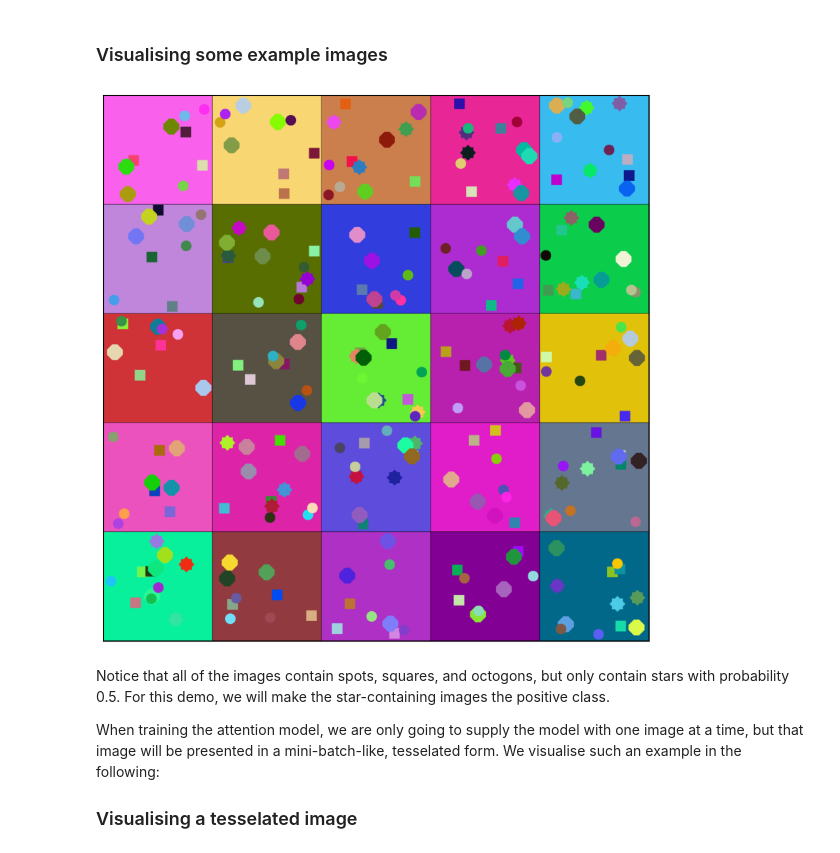
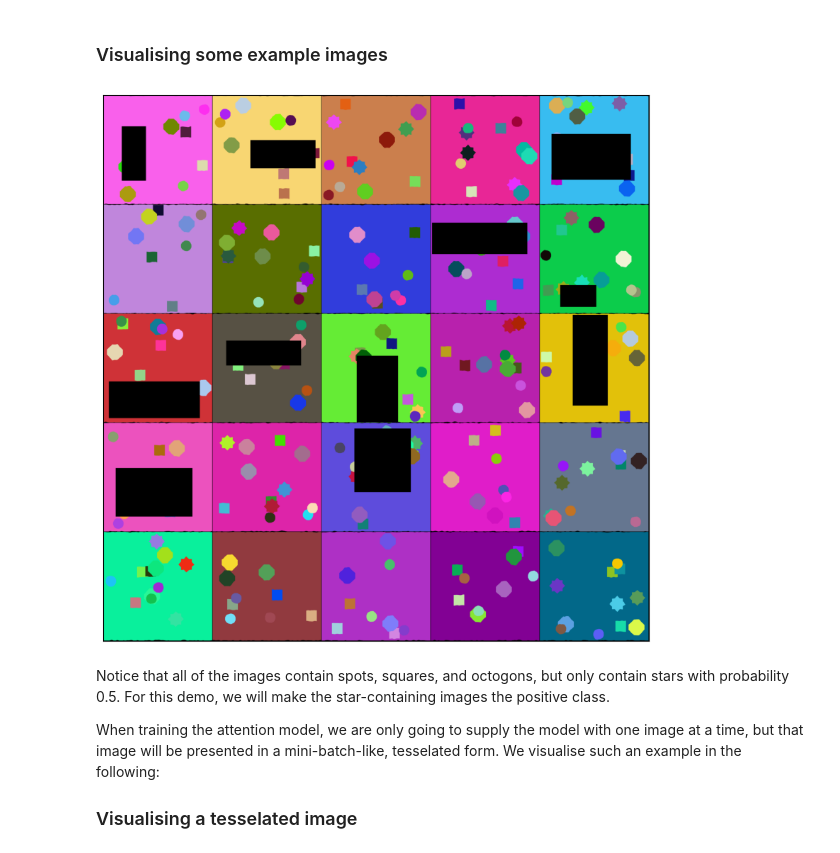
Before and after one commit to jdenholm/TorchTools, a Jupyter notebook: demos/attention-mil-demo.ipynb, the cells around one changed output. Cells and saved outputs as stored; diff of their text form; code cells hidden in the pictures.

```diff
--- a/demos/attention-mil-demo.ipynb
+++ b/demos/attention-mil-demo.ipynb
@@ -15,15 +15,26 @@ from torch.utils.data import DataLoader
 
 from torch import zeros, rand, no_grad
 
-from torchvision.transforms import Compose, RandomGrayscale, RandomRotation, Normalize
-
+from torchvision.transforms import Compose, ElasticTransform, RandomErasing
 
 img_size = 512
 patch_size = 64
 
 print(f"Bag size = {(img_size // patch_size) ** 2}")
 
-data_set = ShapesDataset(
+train_set = ShapesDataset(
+    spot_prob=1.0,
+    square_prob=1.0,
+    octagon_prob=1.0,
+    star_prob=0.5,
+    input_tfms=Compose([ElasticTransform(alpha=(0.0, 50.0)), RandomErasing()]),
+    target_tfms=Compose([lambda x: x[1]]),
+    image_size=img_size,
+    num_shapes=3,
+    seed=1234,
+)
+
+valid_set = ShapesDataset(
     spot_prob=1.0,
     square_prob=1.0,
     octagon_prob=1.0,
@@ -34,8 +45,16 @@ data_set = ShapesDataset(
     seed=1234,
 )
 
-data_loader = DataLoader(
-    data_set,
+
+train_loader = DataLoader(
+    train_set,
+    shuffle=True,
+    batch_size=1,
+    drop_last=True,
+)
+
+valid_loader = DataLoader(
+    valid_set,
     shuffle=False,
     batch_size=1,
     drop_last=True,
@@ -47,30 +66,30 @@ Bag size = 64
 # %%
 from torch import concat
 from torchvision.utils import make_grid
 
 import matplotlib.pyplot as plt
 
 images = []
-for idx, (batch, _) in enumerate(data_loader):
+for idx, (batch, _) in enumerate(train_loader):
     if idx == 25:
         break
 
     images.append(batch)
 
 
 grid = make_grid(concat(tuple(images), dim=0), nrow=5).permute(1, 2, 0)
 
 
 figure, axis = plt.subplots(1, 1, figsize=(8, 8))
 
 axis.imshow(grid)
 
 axis.set_xticks([])
 axis.set_yticks([])
 
 figure.tight_layout()
 # %% [output]
-[figure, old version]
+[figure, new version]
 # %% [markdown]
 Notice that all of the images contain spots, squares, and octogons, but only contain stars with probability 0.5. For this demo, we will make the star-containing images the positive class.
 
```
Also changed, not shown: parts of 5 cells of this notebook.
